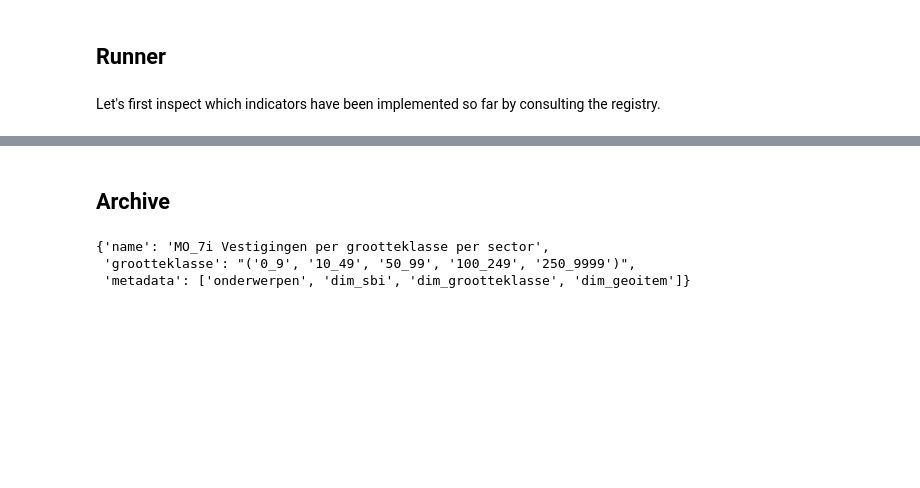
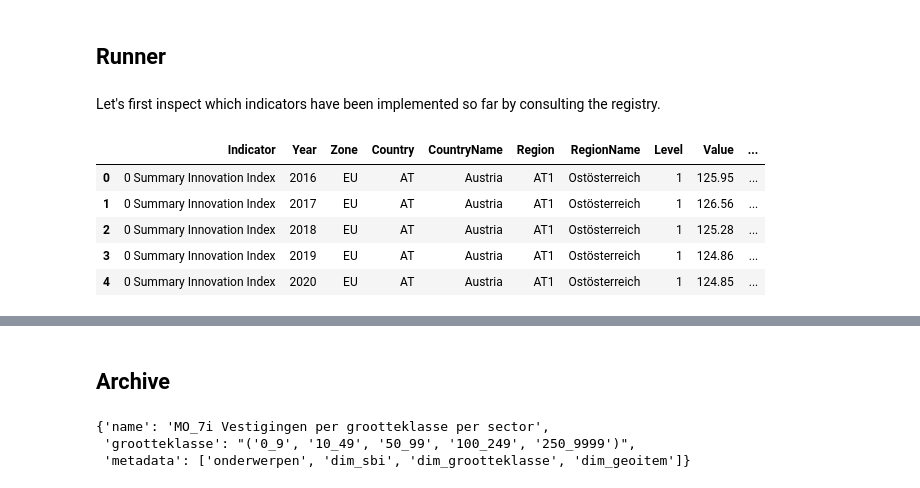
Before and after one commit to daanknoors/indicatorenplan-limburg, a Jupyter notebook: notebooks/001_indicator_runner.ipynb, the cells around one changed output, grey strips where cells are left out. Saved outputs shown, nothing was run; the diff lists cells and outputs as text; code cells hidden in the pictures; blank space fills up the shorter version.

```diff
--- a/notebooks/001_indicator_runner.ipynb
+++ b/notebooks/001_indicator_runner.ipynb
@@ -48,4 +54,15 @@ config
 ## Runner
 # %% [markdown]
 Let's first inspect which indicators have been implemented so far by consulting the registry.
+# %%
+path_d21a = Path('/Users/dknoors/data/Indicatorenplan-limburg/toekomstbestendige_economie/d21a/input/RIS_D_21a.xlsx')
+df = pd.read_excel(path_d21a)
+df.head()
+# %% [output]
+|  | Indicator | Year | Zone | Country | CountryName | Region | RegionName | Level | Value | ... |
+| 0 | 0 Summary Innovation Index | 2016 | EU | AT | Austria | AT1 | Ostösterreich | 1 | 125.95 | ... |
+| 1 | 0 Summary Innovation Index | 2017 | EU | AT | Austria | AT1 | Ostösterreich | 1 | 126.56 | ... |
+| 2 | 0 Summary Innovation Index | 2018 | EU | AT | Austria | AT1 | Ostösterreich | 1 | 125.28 | ... |
+| 3 | 0 Summary Innovation Index | 2019 | EU | AT | Austria | AT1 | Ostösterreich | 1 | 124.86 | ... |
+| 4 | 0 Summary Innovation Index | 2020 | EU | AT | Austria | AT1 | Ostösterreich | 1 | 124.85 | ... |
 # %%
```
Also changed, not shown: parts of 6 cells of this notebook, 15 other files.
